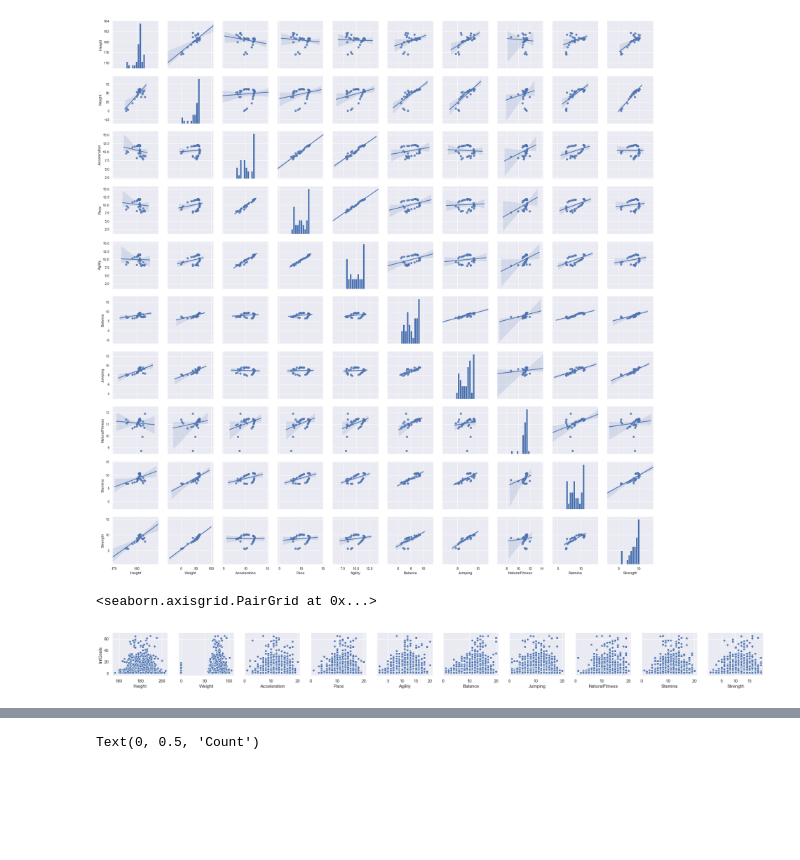
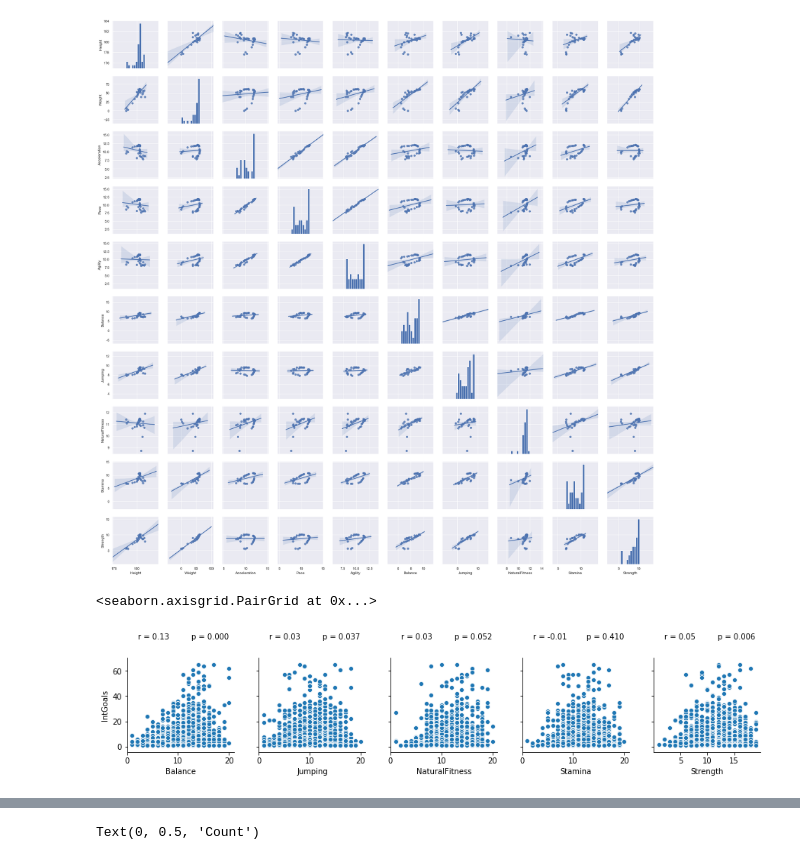
Before and after one commit to sarthakbatragatech/100-Days-of-ML, a Jupyter notebook: Visualizing-Datasets/Football-Manager/FootballManager.ipynb, the cells around one changed output, grey strips where cells are left out. Cells and saved outputs as stored; diff of their text form; code cells hidden in the pictures; blank space fills up the shorter version.

Commit message:
Tested correlation between Goals and physicals

```diff
--- a/Visualizing-Datasets/Football-Manager/FootballManager.ipynb
+++ b/Visualizing-Datasets/Football-Manager/FootballManager.ipynb
@@ -298,12 +298,22 @@ sns.pairplot(pair_df, kind="reg")
 # %% [output]
 <seaborn.axisgrid.PairGrid at 0x...>
 [figure]
+# %%
+# Function to add pearsonr to each x-y plot
+def corrfunc(x, y, **kws):
+    (r, p) = stats.pearsonr(x, y)
+    ax = plt.gca()
+    ax.annotate("r = {:.2f} ".format(r),
+                xy=(.1, 1.2), xycoords=ax.transAxes)
+    ax.annotate("p = {:.3f}".format(p),
+                xy=(.6, 1.2), xycoords=ax.transAxes)
 # %%
-# Anything including and after this cell is experimental. Shall be updating them to proper plots.
-sns.pairplot(data=df.query('IntGoals > 0'),
+# Testing correlation between International goals and physical attributes
+# Balance stands out!
+j = sns.pairplot(data=df.query('IntGoals > 0'),
                   y_vars=['IntGoals'],
-                  x_vars=['Height', 'Weight', 'Acceleration', 'Pace', 'Agility',
-                 'Balance', 'Jumping', 'NaturalFitness', 'Stamina', 'Strength'])
+                  x_vars=['Balance', 'Jumping', 'NaturalFitness', 'Stamina', 'Strength'])
+j.map(corrfunc)
 # %% [output]
 <seaborn.axisgrid.PairGrid at 0x...>
-[figure, old version]
+[figure, new version]
```
Also changed, not shown: parts of 2 cells of this notebook.
